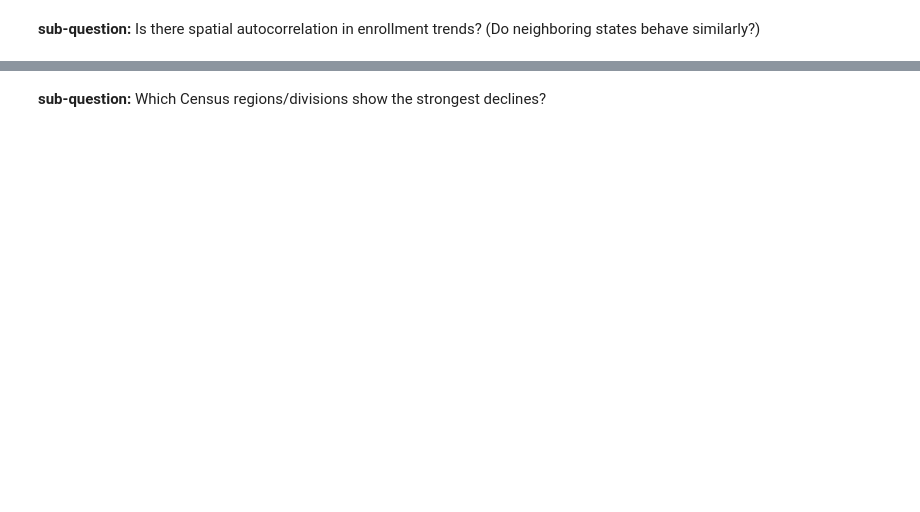
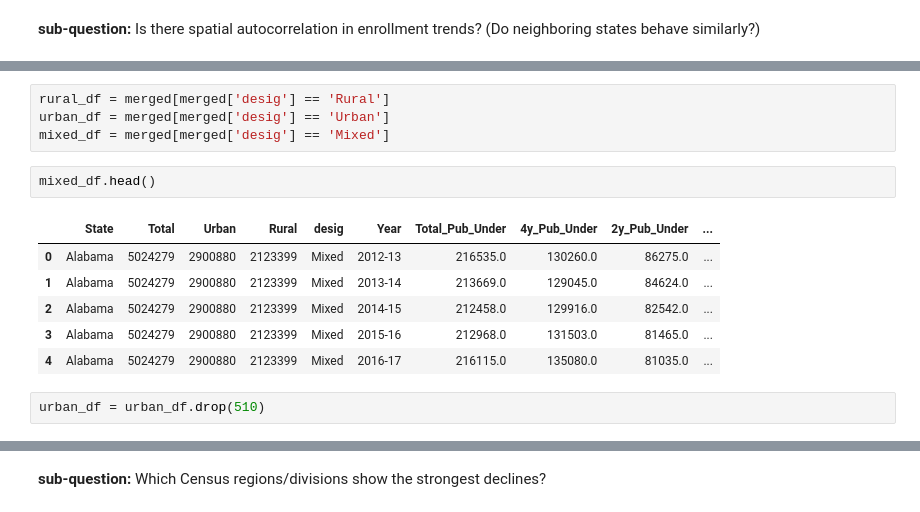
Before and after one commit to Arocha09/EnrollmentForecasting, a Jupyter notebook: descriptive_analysis/geographic_analysis.ipynb, the cells around one changed output, grey strips where cells are left out. Cells and saved outputs as stored; diff of their text form; blank space fills up the shorter version.

```diff
--- a/descriptive_analysis/geographic_analysis.ipynb
+++ b/descriptive_analysis/geographic_analysis.ipynb
@@ -203,0 +621,15 @@ fig.show()
+# %%
+rural_df = merged[merged['desig'] == 'Rural']
+urban_df = merged[merged['desig'] == 'Urban']
+mixed_df = merged[merged['desig'] == 'Mixed']
+# %%
+mixed_df.head()
+# %% [output]
+|  | State | Total | Urban | Rural | desig | Year | Total_Pub_Under | 4y_Pub_Under | 2y_Pub_Under | ... |
+| 0 | Alabama | 5024279 | 2900880 | 2123399 | Mixed | 2012-13 | 216535.0 | 130260.0 | 86275.0 | ... |
+| 1 | Alabama | 5024279 | 2900880 | 2123399 | Mixed | 2013-14 | 213669.0 | 129045.0 | 84624.0 | ... |
+| 2 | Alabama | 5024279 | 2900880 | 2123399 | Mixed | 2014-15 | 212458.0 | 129916.0 | 82542.0 | ... |
+| 3 | Alabama | 5024279 | 2900880 | 2123399 | Mixed | 2015-16 | 212968.0 | 131503.0 | 81465.0 | ... |
+| 4 | Alabama | 5024279 | 2900880 | 2123399 | Mixed | 2016-17 | 216115.0 | 135080.0 | 81035.0 | ... |
+# %%
+urban_df = urban_df.drop(510)
```
Also changed, not shown: parts of 59 cells of this notebook, 5 other files.
